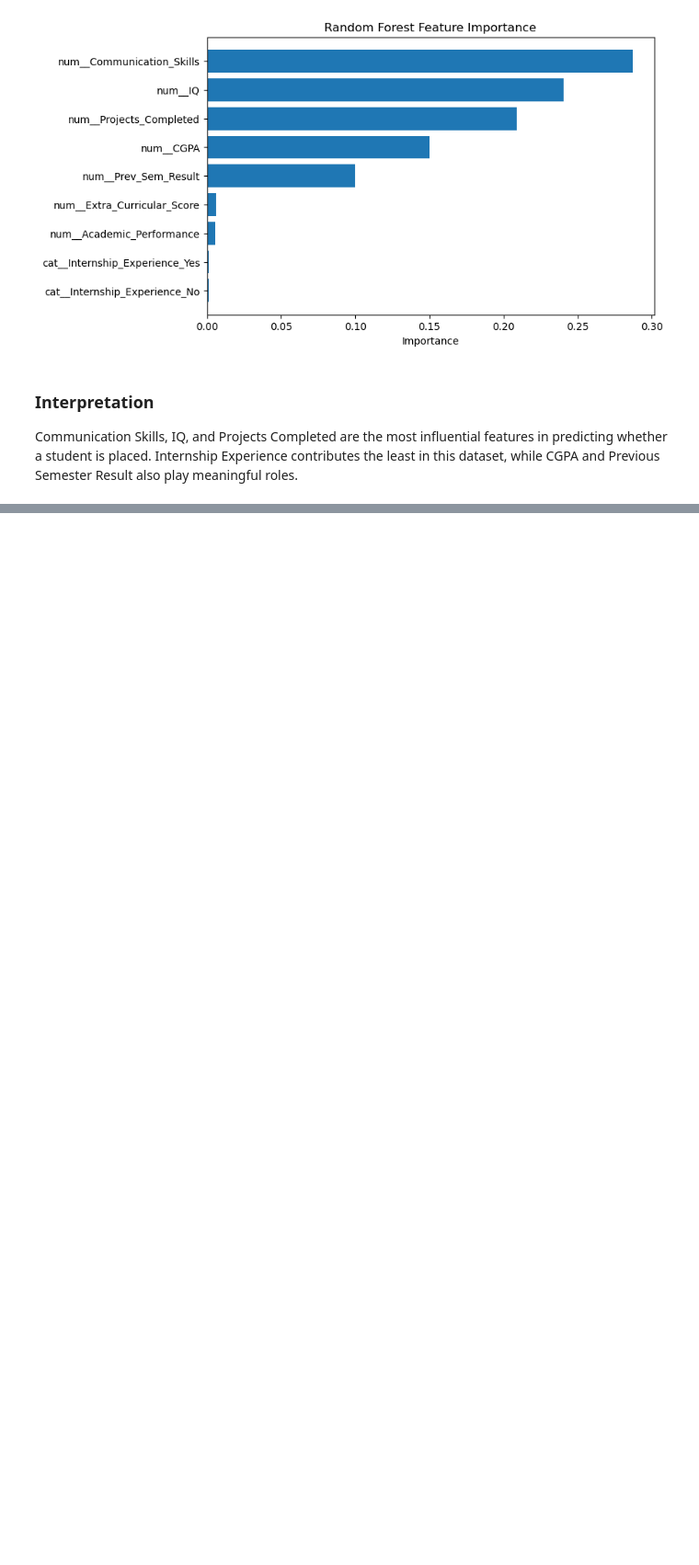
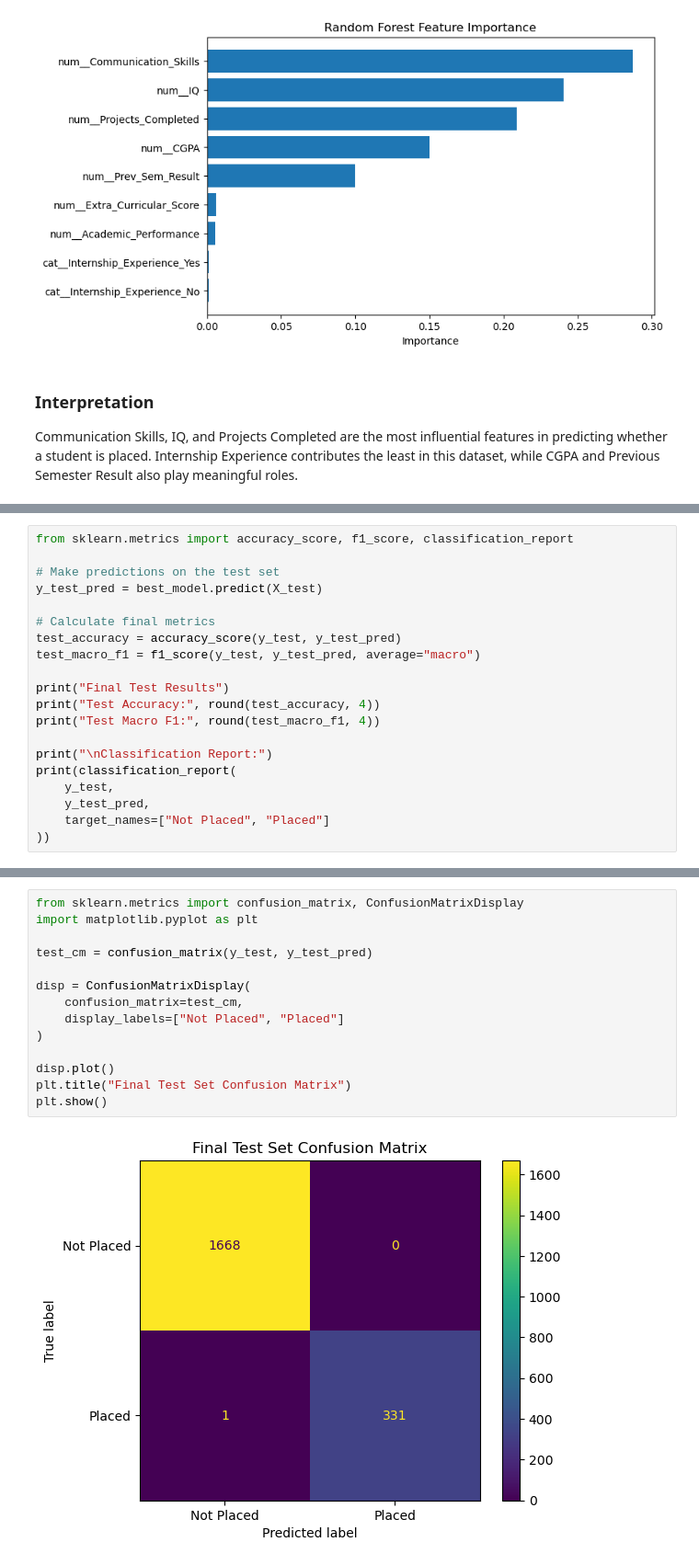
Before and after one commit to Faybioo/AM-I-COOKED, a Jupyter notebook: Lacambra_Ferro_Jorge_AmICooked.ipynb.ipynb, the cells around one changed output, grey strips where cells are left out. Shown at 92% size. Drawn from its saved outputs; the diff is of its cells as text; blank space fills up the shorter version.

```diff
--- a/Lacambra_Ferro_Jorge_AmICooked.ipynb.ipynb
+++ b/Lacambra_Ferro_Jorge_AmICooked.ipynb.ipynb
@@ -441,0 +711,20 @@ Communication Skills, IQ, and Projects Completed are the most influential featur
+# %%
+from sklearn.metrics import accuracy_score, f1_score, classification_report
+
+# Make predictions on the test set
+y_test_pred = best_model.predict(X_test)
+
+# Calculate final metrics
+test_accuracy = accuracy_score(y_test, y_test_pred)
+test_macro_f1 = f1_score(y_test, y_test_pred, average="macro")
+
+print("Final Test Results")
+print("Test Accuracy:", round(test_accuracy, 4))
+print("Test Macro F1:", round(test_macro_f1, 4))
+
+print("\nClassification Report:")
+print(classification_report(
+    y_test,
+    y_test_pred,
+    target_names=["Not Placed", "Placed"]
+))
@@ -441,0 +745,16 @@ Communication Skills, IQ, and Projects Completed are the most influential featur
+# %%
+from sklearn.metrics import confusion_matrix, ConfusionMatrixDisplay
+import matplotlib.pyplot as plt
+
+test_cm = confusion_matrix(y_test, y_test_pred)
+
+disp = ConfusionMatrixDisplay(
+    confusion_matrix=test_cm,
+    display_labels=["Not Placed", "Placed"]
+)
+
+disp.plot()
+plt.title("Final Test Set Confusion Matrix")
+plt.show()
+# %% [output]
+[figure, added]
```
Also changed, not shown: parts of 28 cells of this notebook.
